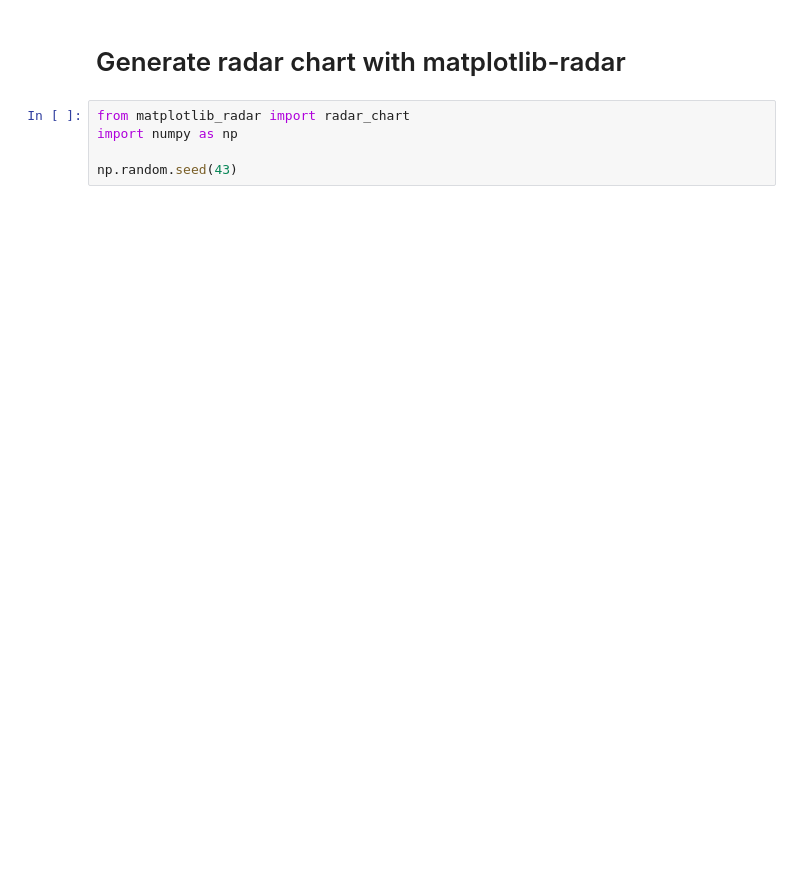
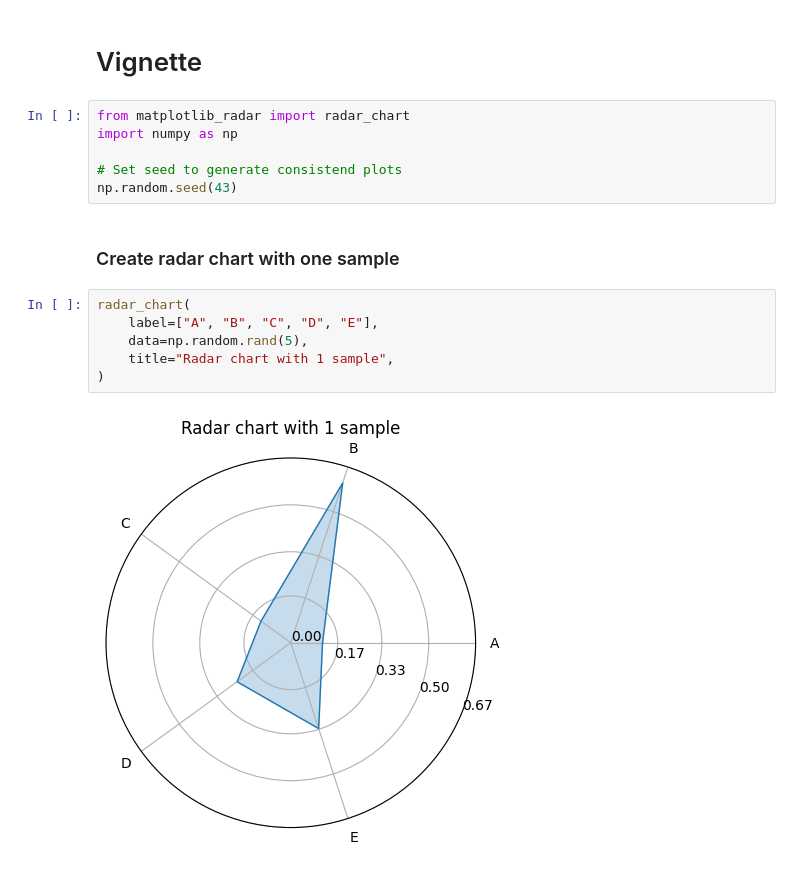
Before and after one commit to harryhaller001/matplotlib-radar, a Jupyter notebook: docs/source/notebooks/example.ipynb, the cells around one changed output. Drawn from its saved outputs; the diff is of its cells as text; blank space fills up the shorter version.

```diff
--- a/docs/source/notebooks/example.ipynb
+++ b/docs/source/notebooks/example.ipynb
@@ -1,7 +1,18 @@
+# %% [markdown]
+# Vignette
+# %%
+from matplotlib_radar import radar_chart
+import numpy as np
+
+# Set seed to generate consistend plots
+np.random.seed(43)
 # %% [markdown]
-# Generate radar chart with matplotlib-radar
+### Create radar chart with one sample
-# %%
-from matplotlib_radar import radar_chart
-import numpy as np
-
-np.random.seed(43)
+# %%
+radar_chart(
+    label=["A", "B", "C", "D", "E"],
+    data=np.random.rand(5),
+    title="Radar chart with 1 sample",
+)
+# %% [output]
+[figure, added]
```
Also changed, not shown: parts of 8 cells of this notebook, 6 other files.
